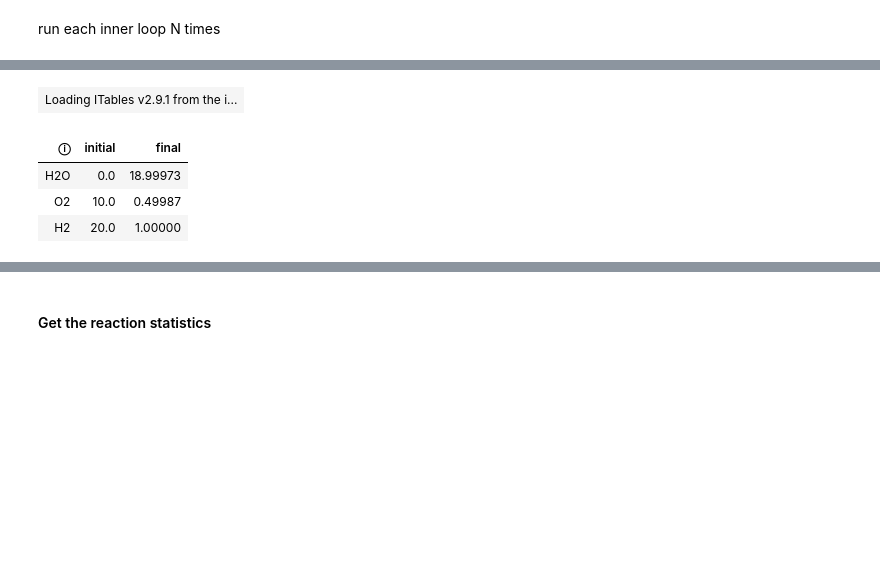
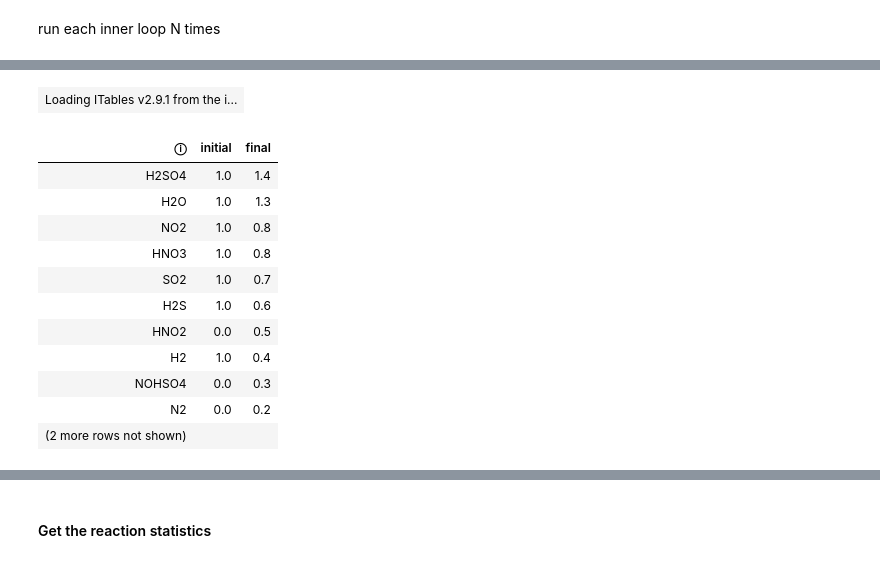
Before and after one commit to badw/arcs, a Jupyter notebook: examples/table_sandbox.ipynb, the cells around one changed output, grey strips where cells are left out. Saved outputs shown, nothing was run; the diff lists cells and outputs as text; code cells hidden in the pictures; blank space fills up the shorter version.

```diff
--- a/examples/table_sandbox.ipynb
+++ b/examples/table_sandbox.ipynb
@@ -34,9 +34,9 @@ where compound is -ve or +ve based on whether it is used up or generated respect
 gg = GraphGenerator()
 initial_table = gg.from_file(
     filename=resources.files("arcs").joinpath("data/quantum_data.json.gz"),
-    temperature=278,
-    pressure=100,
-    max_reaction_length=4,
+    temperature=298,
+    pressure=40,
+    max_reaction_length=3,
     graph=False
 )
 # %%
@@ -61,9 +61,13 @@ initial_table
 # setup some initial concentrations
 # the idea is to try and predict 2H2 + O2 = 2H2O as top reaction
 initial_concentrations = {k:0 for k in gg.compound_reference}
-initial_concentrations["H2"] = 20
-initial_concentrations["O2"] = 10
-
+for i in ["H2","O2","NO2","H2O","H2","HNO3","H2SO4","NO","H2S","SO2"]:
+    initial_concentrations[i] = 1
+#initial_concentrations["H2"] = 1
+#initial_concentrations["O2"] = 1
+#initial_concentrations["NO2"] =
+#initial_concentrations["NO2"] = 484
+#initial_concentrations["H2S"] = 91.8
 
 ps = pd.Series(initial_concentrations)
 ps[ps >0]
@@ -75,7 +86,7 @@ ps[ps >0]
 # %%
 tt = TableTraversal(
     table=initial_table,
-    temperature=278
+    temperature=298
     )
 # %% [markdown]
 ### 1. Filter and Sort reactions
@@ -239,9 +306,10 @@ run each inner loop N times
 # %%
 conc_stats,reac_stats,scoring_stats = tt.outer_loop(
     initial_concentrations,
-    path_length=20,
-    inner_loop_runs=20,
+    path_length=50,
+    inner_loop_runs=100,
     choice_temp=0.8,
     mode="softmax",
-    method="sum"
+    method="sum",
+    convergence_how_far_back=50
 )
@@ -261,11 +331,19 @@ means[means>0.5].fillna(0).plot.line(ax=ax,yerr=stds,capsize=2,cmap="tab20")
 # %%
 # final concentrations
 final = means.T[len(means)-1].T.round(5)
 final = pd.DataFrame([pd.Series(initial_concentrations),final],index=["initial","final"]).fillna(0).T
-final[final>0.1].dropna(how="all").fillna(0)
+final[final>0.1].dropna(how="all").fillna(0).sort_values(by="final",ascending=False).round(1)
 # %% [output]
 | Loading ITables v2.9.1 from the i... |
 | ⓘ | initial | final |
-| H2O | 0.0 | 18.99973 |
-| O2 | 10.0 | 0.49987 |
-| H2 | 20.0 | 1.00000 |
+| H2SO4 | 1.0 | 1.4 |
+| H2O | 1.0 | 1.3 |
+| NO2 | 1.0 | 0.8 |
+| HNO3 | 1.0 | 0.8 |
+| SO2 | 1.0 | 0.7 |
+| H2S | 1.0 | 0.6 |
+| HNO2 | 0.0 | 0.5 |
+| H2 | 1.0 | 0.4 |
+| NOHSO4 | 0.0 | 0.3 |
+| N2 | 0.0 | 0.2 |
+| (2 more rows not shown) |  |  |
```
Also changed, not shown: parts of 26 cells of this notebook.
